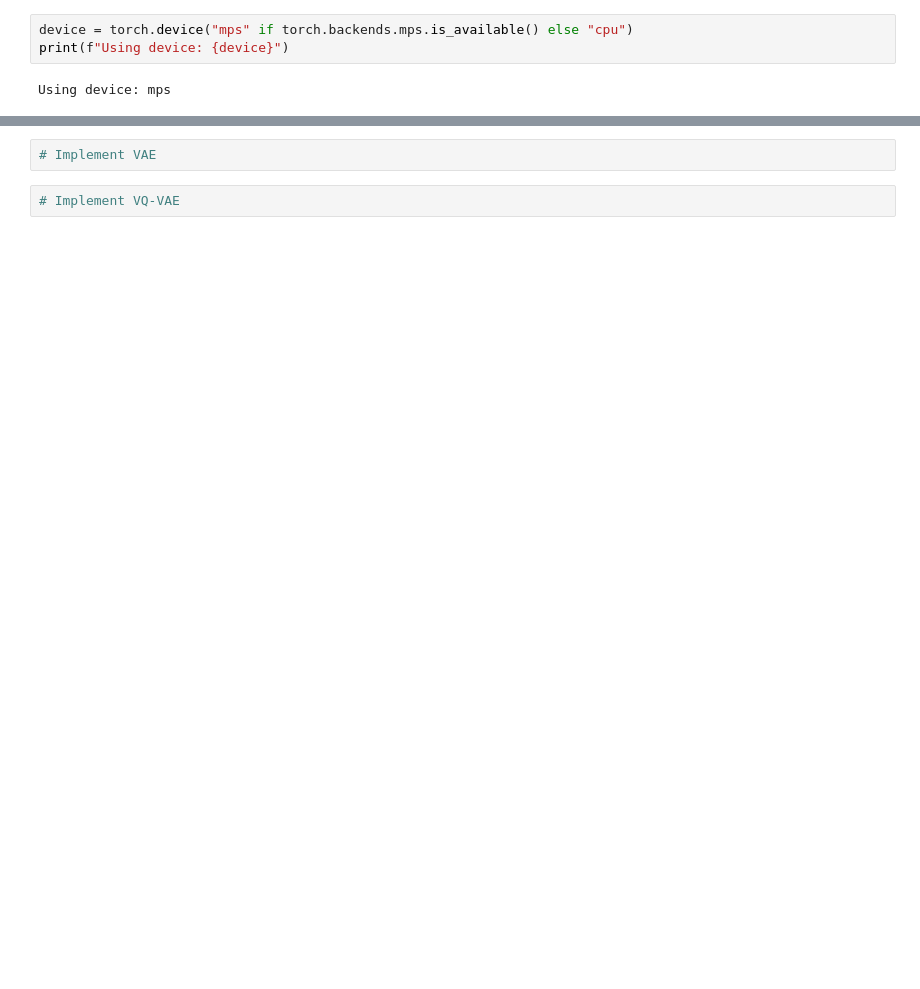
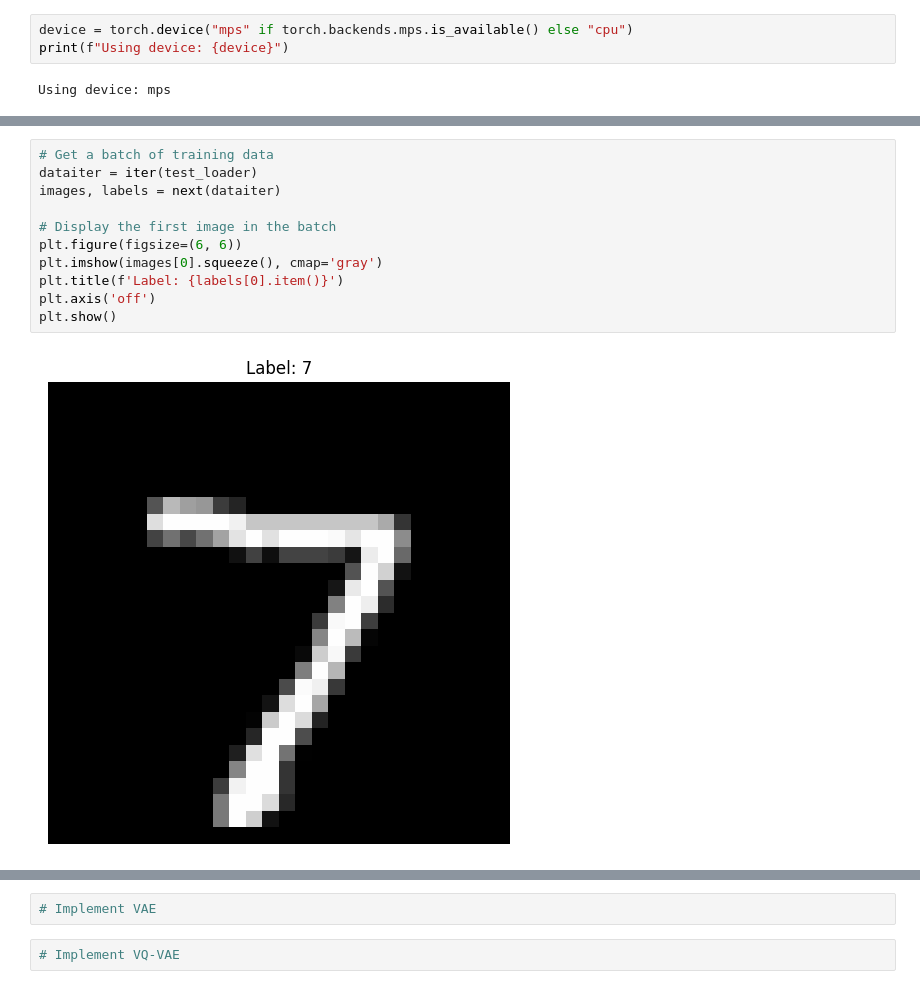
Before and after one commit to Birr0/AI-algorithms, a Jupyter notebook: autoencoders/vae.ipynb, the cells around one changed output, grey strips where cells are left out. Saved outputs shown, nothing was run; the diff lists cells and outputs as text; blank space fills up the shorter version.

```diff
--- a/autoencoders/vae.ipynb
+++ b/autoencoders/vae.ipynb
@@ -80,0 +116,13 @@ Using device: mps
+# %%
+# Get a batch of training data
+dataiter = iter(test_loader)
+images, labels = next(dataiter)
+
+# Display the first image in the batch
+plt.figure(figsize=(6, 6))
+plt.imshow(images[0].squeeze(), cmap='gray')
+plt.title(f'Label: {labels[0].item()}')
+plt.axis('off')
+plt.show()
+# %% [output]
+[figure, added]
```
Also changed, not shown: parts of 29 cells of this notebook, 1 other file.
